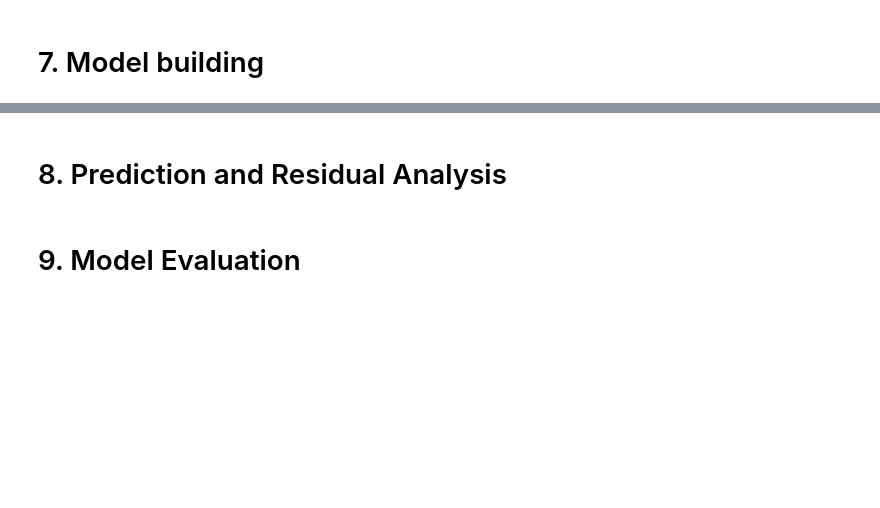
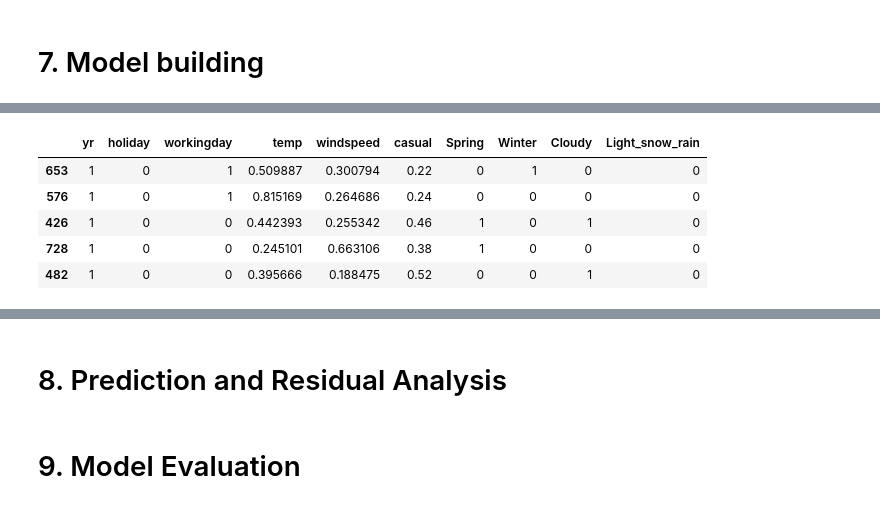
Before and after one commit to sanchita238/BikeSharingLinearRegression, a Jupyter notebook: Sanchita_Bike_Sharing_Assngmnt.ipynb, the cells around one changed output, grey strips where cells are left out. Saved outputs shown, nothing was run; the diff lists cells and outputs as text; code cells hidden in the pictures; blank space fills up the shorter version.

```diff
--- a/Sanchita_Bike_Sharing_Assngmnt.ipynb
+++ b/Sanchita_Bike_Sharing_Assngmnt.ipynb
@@ -326,0 +513,11 @@ bikeSharing_train.head()
+# %%
+# Dropping col hum, since VIF is very high
+X3 = X2.drop("hum", axis=1)
+X3.head()
+# %% [output]
+|  | yr | holiday | workingday | temp | windspeed | casual | Spring | Winter | Cloudy | Light_snow_rain |
+| 653 | 1 | 0 | 1 | 0.509887 | 0.300794 | 0.22 | 0 | 1 | 0 | 0 |
+| 576 | 1 | 0 | 1 | 0.815169 | 0.264686 | 0.24 | 0 | 0 | 0 | 0 |
+| 426 | 1 | 0 | 0 | 0.442393 | 0.255342 | 0.46 | 1 | 0 | 1 | 0 |
+| 728 | 1 | 0 | 0 | 0.245101 | 0.663106 | 0.38 | 1 | 0 | 0 | 0 |
+| 482 | 1 | 0 | 0 | 0.395666 | 0.188475 | 0.52 | 0 | 0 | 1 | 0 |
```
Also changed, not shown: parts of 22 cells of this notebook.
